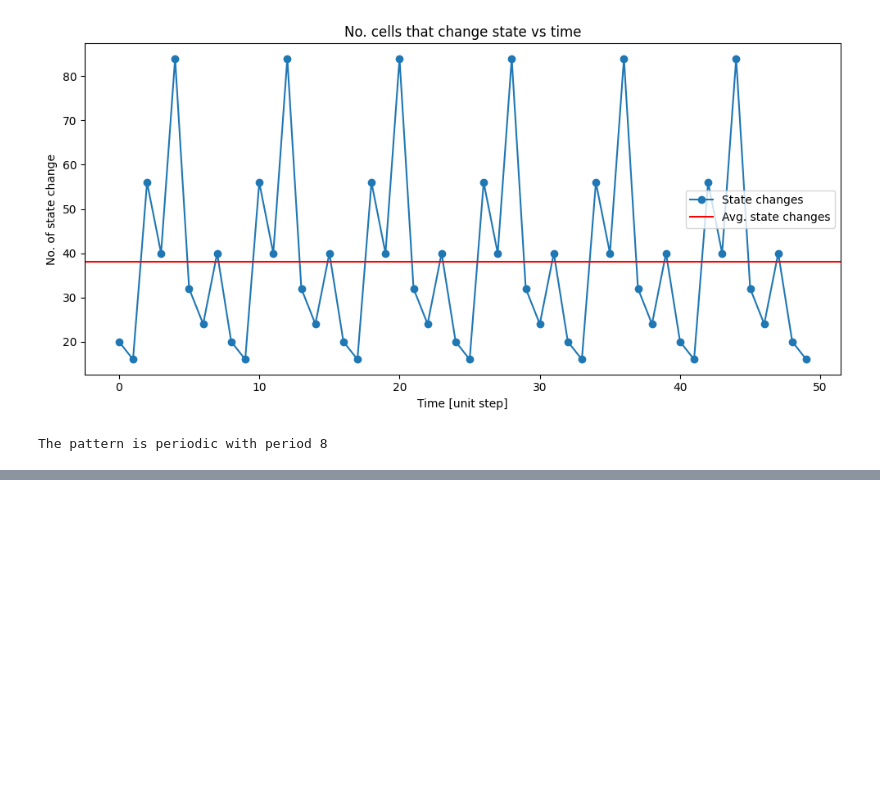
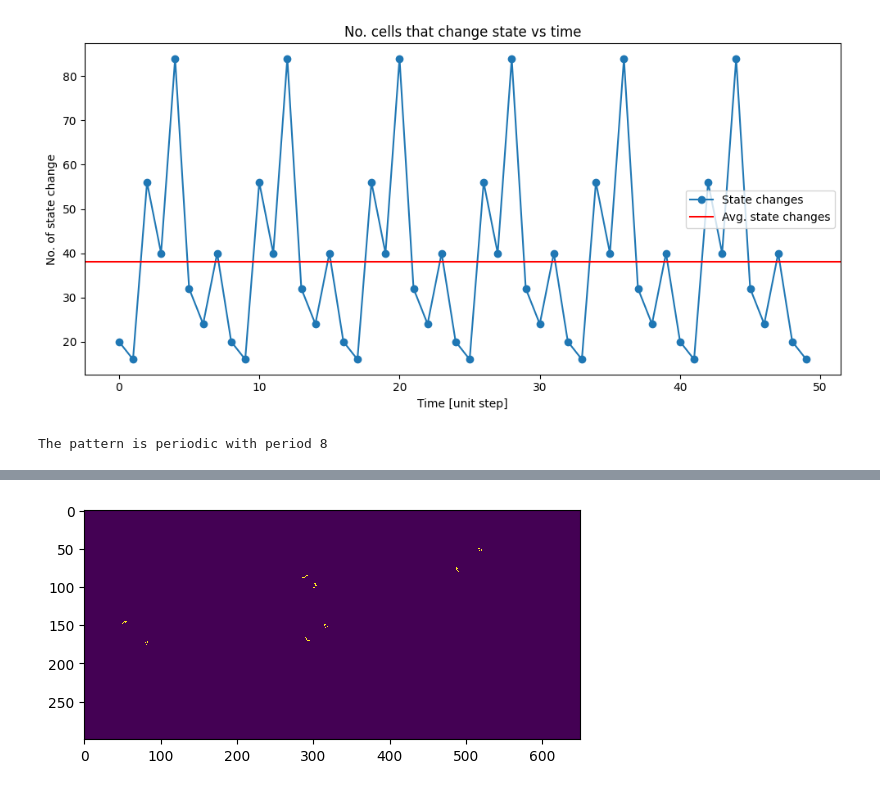
Before and after one commit to ciminoV/SCWP23Project_Group2, a Jupyter notebook: Project.ipynb, the cells around one changed output, grey strips where cells are left out. Drawn from its saved outputs; the diff is of its cells as text; code cells hidden in the pictures; blank space fills up the shorter version.

Commit message:
point4: add quadratic growth (complex) pattern

```diff
--- a/Project.ipynb
+++ b/Project.ipynb
@@ -655,0 +659,24 @@ TODO: find a more big and complex pattern and analyse it. (Look for puffer train
+# %%
+# Load patterns from file.
+teeth = 'teeth.cells.txt'
+teeth_grid = loadPattern(teeth, 300,650, (50,50))
+
+# How many alive cells at each step
+teeth_occupancy = []
+
+# How many cells change state at each step
+teeth_heat = [];
+
+# Plot initial seed
+fig, ax = plt.subplots()
+img = ax.imshow(teeth_grid, interpolation='nearest')
+plt.plot()
+
+# Set up the animation
+teeth_out = animation.FuncAnimation(fig,
+                            partial(update, img = img, grid = teeth_grid,
+                                    occupancy = teeth_occupancy, heat = teeth_heat),
+                            frames = 1000, interval = inter,
+                            init_func = lambda: saveFrame(0, img))
+# %% [output]
+[figure, added]
```
Also changed, not shown: parts of 12 cells of this notebook, 1 other file.
